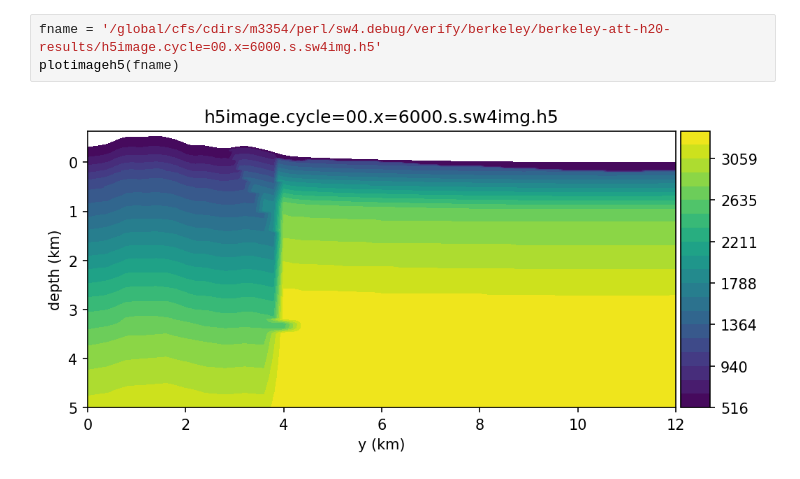
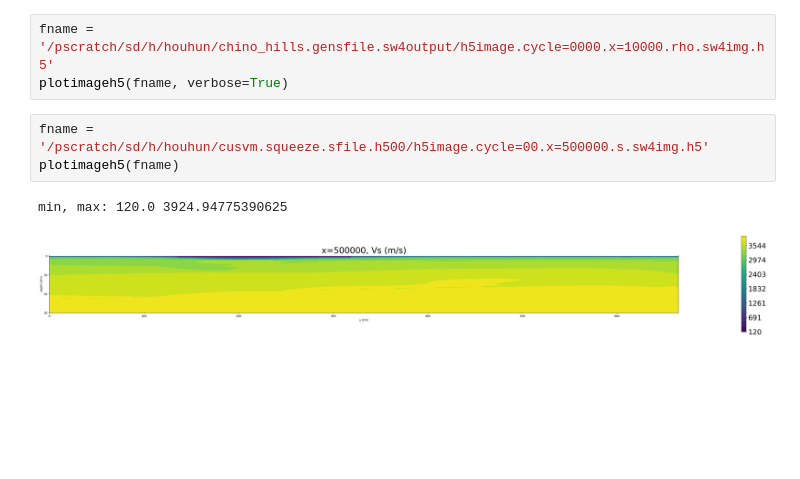
Before and after one commit to geodynamics/sw4, a Jupyter notebook: tools/plotimageh5.ipynb, the cells around one changed output. Drawn from its saved outputs; the diff is of its cells as text; blank space fills up the shorter version.

```diff
--- a/tools/plotimageh5.ipynb
+++ b/tools/plotimageh5.ipynb
@@ -160,5 +212,9 @@ def plotimageh5(fname, savefig=False, nlvs=21, verbose=0, dpi=150):
+# %%
+fname = '/pscratch/sd/h/houhun/chino_hills.gensfile.sw4output/h5image.cycle=0000.x=10000.rho.sw4img.h5'
+plotimageh5(fname, verbose=True)
 # %%
-fname = '/global/cfs/cdirs/m3354/perl/sw4.debug/verify/berkeley/berkeley-att-h20-results/h5image.cycle=00.x=6000.s.sw4img.h5'
+fname = '/pscratch/sd/h/houhun/cusvm.squeeze.sfile.h500/h5image.cycle=00.x=500000.s.sw4img.h5'
 plotimageh5(fname)
 # %% [output]
+min, max: 120.0 3924.94775390625
-[figure, old version]
+[figure, new version]
```
Also changed, not shown: parts of 25 cells of this notebook, 9 other files.
